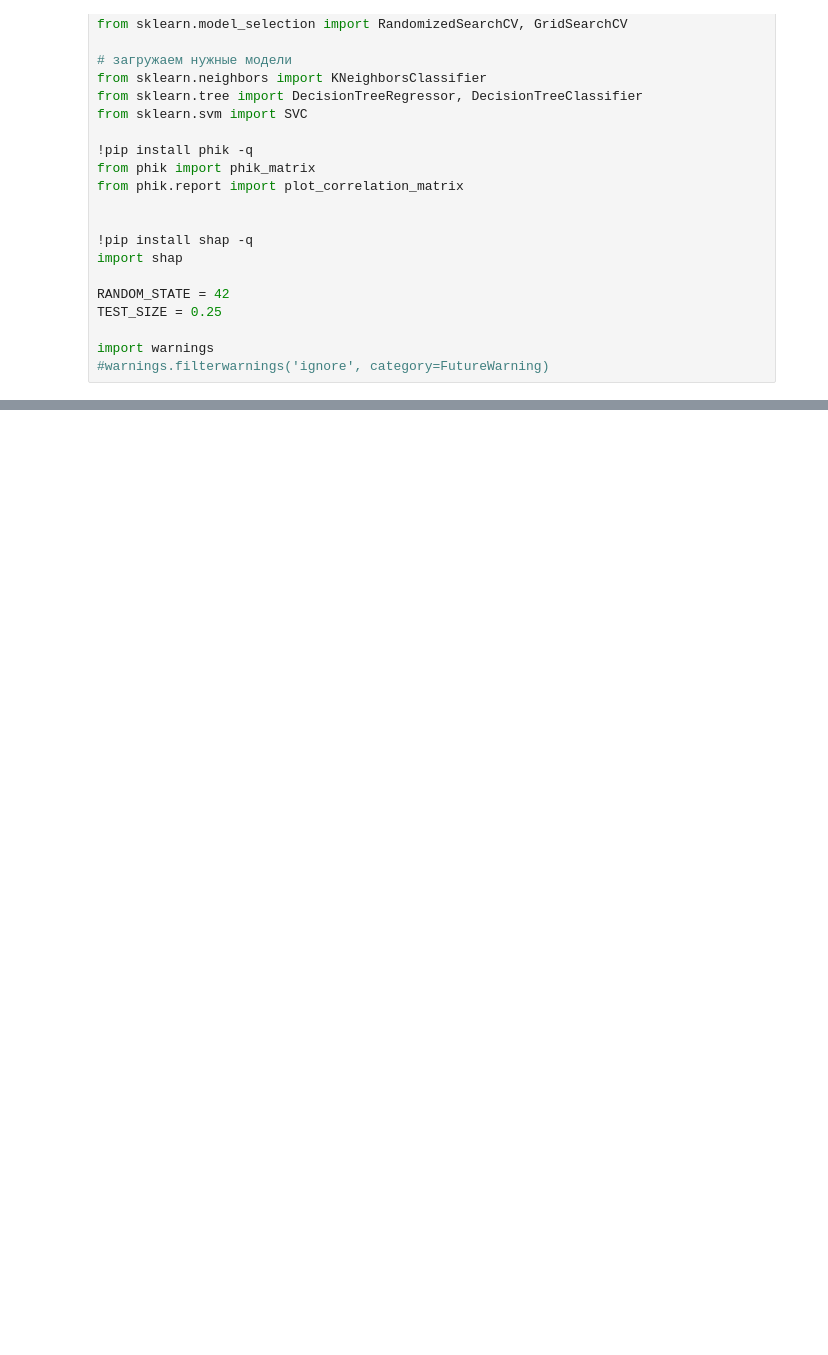
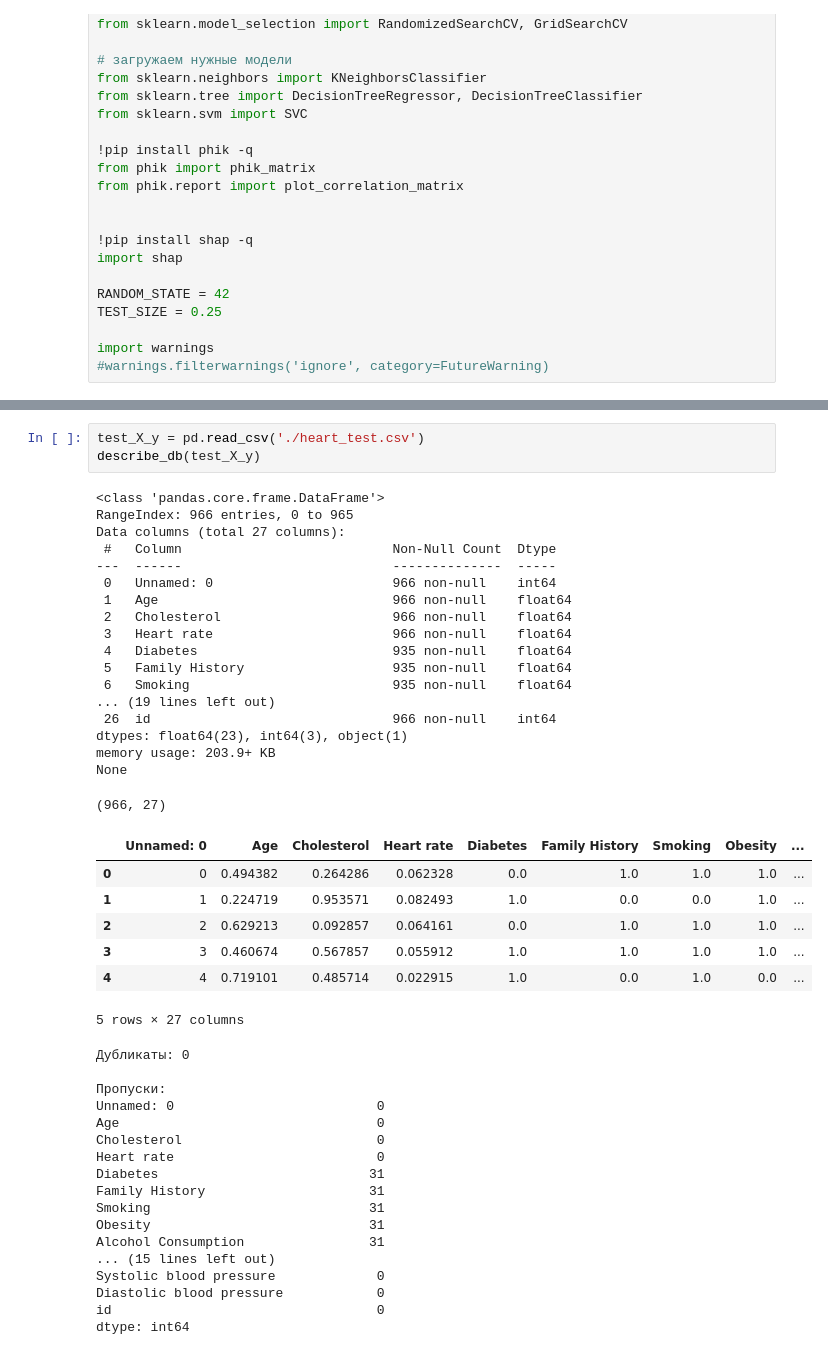
Before and after one commit to olga-tor/Heart_attack, a Jupyter notebook: Project_heart_atttack.ipynb, the cells around one changed output, grey strips where cells are left out. Drawn from its saved outputs; the diff is of its cells as text; blank space fills up the shorter version.

```diff
--- a/Project_heart_atttack.ipynb
+++ b/Project_heart_atttack.ipynb
@@ -72,0 +134,46 @@ import warnings
+# %%
+test_X_y = pd.read_csv('./heart_test.csv')
+describe_db(test_X_y)
+# %% [output]
+<class 'pandas.core.frame.DataFrame'>
+RangeIndex: 966 entries, 0 to 965
+Data columns (total 27 columns):
+ #   Column                           Non-Null Count  Dtype
+---  ------                           --------------  -----
+ 0   Unnamed: 0                       966 non-null    int64
+ 1   Age                              966 non-null    float64
+ 2   Cholesterol                      966 non-null    float64
+ 3   Heart rate                       966 non-null    float64
+ 4   Diabetes                         935 non-null    float64
+ 5   Family History                   935 non-null    float64
+ 6   Smoking                          935 non-null    float64
+... (19 lines left out)
+ 26  id                               966 non-null    int64
+dtypes: float64(23), int64(3), object(1)
+memory usage: 203.9+ KB
+None
+(966, 27)
+|  | Unnamed: 0 | Age | Cholesterol | Heart rate | Diabetes | Family History | Smoking | Obesity | ... |
+| 0 | 0 | 0.494382 | 0.264286 | 0.062328 | 0.0 | 1.0 | 1.0 | 1.0 | ... |
+| 1 | 1 | 0.224719 | 0.953571 | 0.082493 | 1.0 | 0.0 | 0.0 | 1.0 | ... |
+| 2 | 2 | 0.629213 | 0.092857 | 0.064161 | 0.0 | 1.0 | 1.0 | 1.0 | ... |
+| 3 | 3 | 0.460674 | 0.567857 | 0.055912 | 1.0 | 1.0 | 1.0 | 1.0 | ... |
+| 4 | 4 | 0.719101 | 0.485714 | 0.022915 | 1.0 | 0.0 | 1.0 | 0.0 | ... |
+5 rows × 27 columns
+Дубликаты: 0
+
+Пропуски:
+Unnamed: 0                          0
+Age                                 0
+Cholesterol                         0
+Heart rate                          0
+Diabetes                           31
+Family History                     31
+Smoking                            31
+Obesity                            31
+Alcohol Consumption                31
+... (15 lines left out)
+Systolic blood pressure             0
+Diastolic blood pressure            0
+id                                  0
+dtype: int64
```
Also changed, not shown: parts of 22 cells of this notebook.
